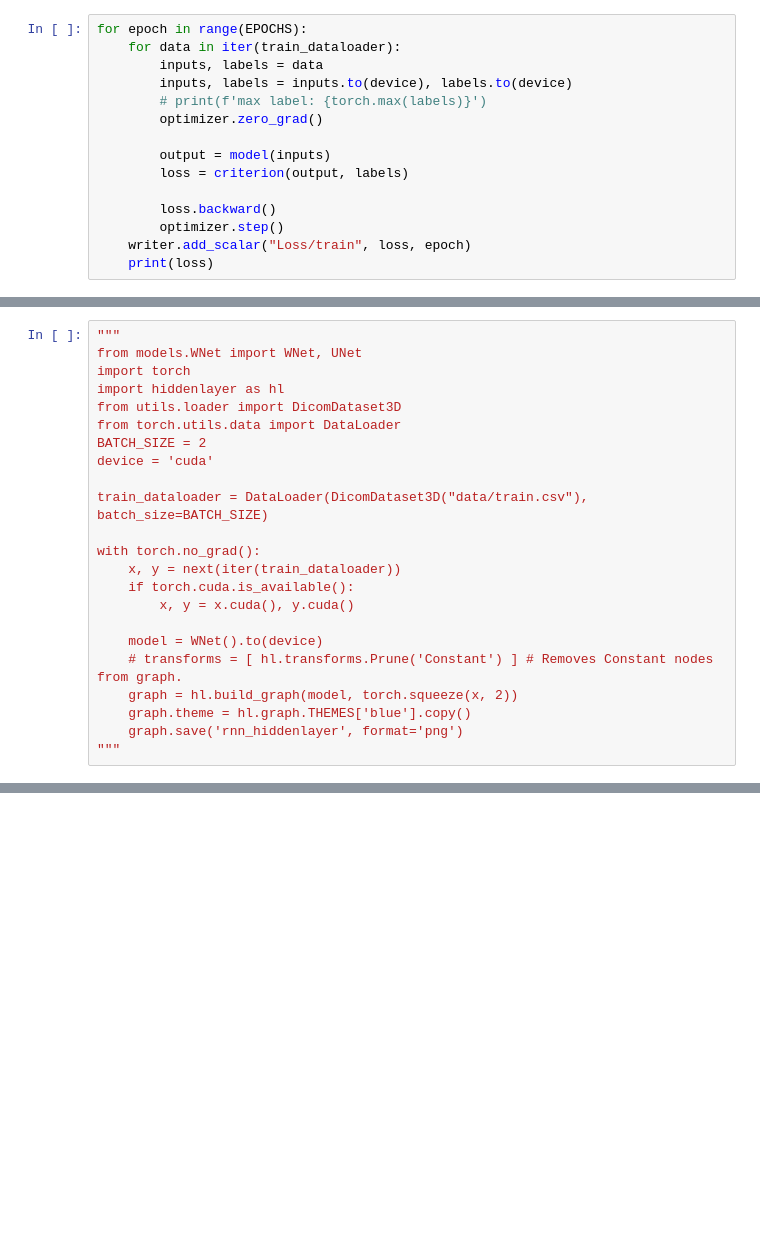
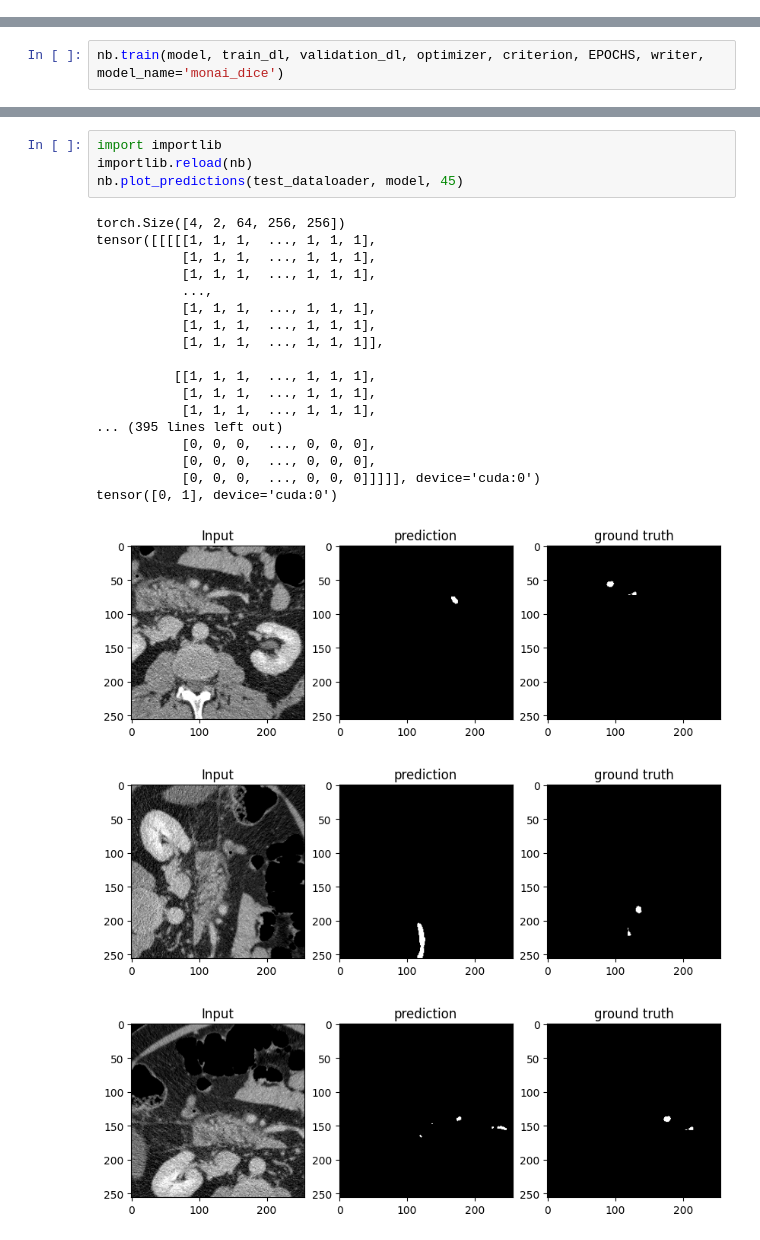
Before and after one commit to LinieKiste/KAP, a Jupyter notebook: training.ipynb, the cells around one changed output, grey strips where cells are left out. Drawn from its saved outputs; the diff is of its cells as text; blank space fills up the shorter version.

```diff
--- a/training.ipynb
+++ b/training.ipynb
@@ -28,15 +25,0 @@ criterion = torch.nn.BCEWithLogitsLoss(pos_weight=torch.tensor([10]).to(device))
-# %%
-for epoch in range(EPOCHS):
-    for data in iter(train_dataloader):
-        inputs, labels = data
-        inputs, labels = inputs.to(device), labels.to(device)
-        # print(f'max label: {torch.max(labels)}')
-        optimizer.zero_grad()
-
-        output = model(inputs)
-        loss = criterion(output, labels)
-
-        loss.backward()
-        optimizer.step()
-    writer.add_scalar("Loss/train", loss, epoch)
-    print(loss)
@@ -61,23 +25,0 @@ tensor(2.2899, device='cuda:0',
-# %%
-"""
-from models.WNet import WNet, UNet
-import torch
-import hiddenlayer as hl
-from utils.loader import DicomDataset3D
-from torch.utils.data import DataLoader
-BATCH_SIZE = 2
-device = 'cuda'
-
-train_dataloader = DataLoader(DicomDataset3D("data/train.csv"), batch_size=BATCH_SIZE)
-
-with torch.no_grad():
-    x, y = next(iter(train_dataloader))
-    if torch.cuda.is_available():
-        x, y = x.cuda(), y.cuda()
-
-    model = WNet().to(device)
-    # transforms = [ hl.transforms.Prune('Constant') ] # Removes Constant nodes from graph.
-    graph = hl.build_graph(model, torch.squeeze(x, 2))
-    graph.theme = hl.graph.THEMES['blue'].copy()
-    graph.save('rnn_hiddenlayer', format='png')
-"""
@@ -109,0 +26,2 @@ tensor(0.7261, device='cuda:0', dtype=torch.float16)
+# %%
+nb.train(model, train_dl, validation_dl, optimizer, criterion, EPOCHS, writer, model_name='monai_dice')
@@ -109,0 +52,25 @@ tensor(0.7261, device='cuda:0', dtype=torch.float16)
+# %%
+import importlib
+importlib.reload(nb)
+nb.plot_predictions(test_dataloader, model, 45)
+# %% [output]
+torch.Size([4, 2, 64, 256, 256])
+tensor([[[[[1, 1, 1,  ..., 1, 1, 1],
+           [1, 1, 1,  ..., 1, 1, 1],
+           [1, 1, 1,  ..., 1, 1, 1],
+           ...,
+           [1, 1, 1,  ..., 1, 1, 1],
+           [1, 1, 1,  ..., 1, 1, 1],
+           [1, 1, 1,  ..., 1, 1, 1]],
+
+          [[1, 1, 1,  ..., 1, 1, 1],
+           [1, 1, 1,  ..., 1, 1, 1],
+           [1, 1, 1,  ..., 1, 1, 1],
+... (395 lines left out)
+           [0, 0, 0,  ..., 0, 0, 0],
+           [0, 0, 0,  ..., 0, 0, 0],
+           [0, 0, 0,  ..., 0, 0, 0]]]]], device='cuda:0')
+tensor([0, 1], device='cuda:0')
+[figure, added]
+[figure, added]
+[figure, added]
```
Also changed, not shown: parts of 11 cells of this notebook, 9 other files.
